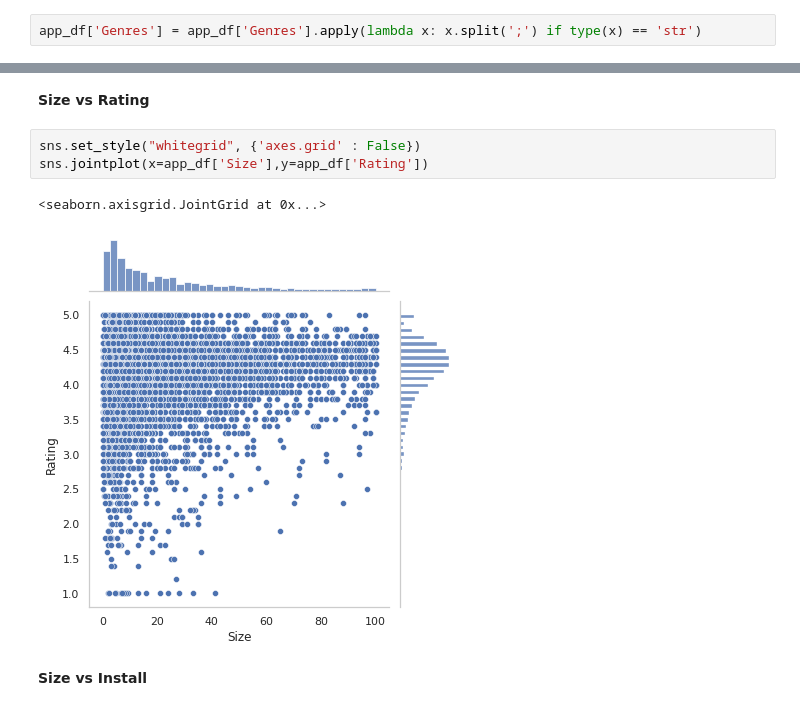
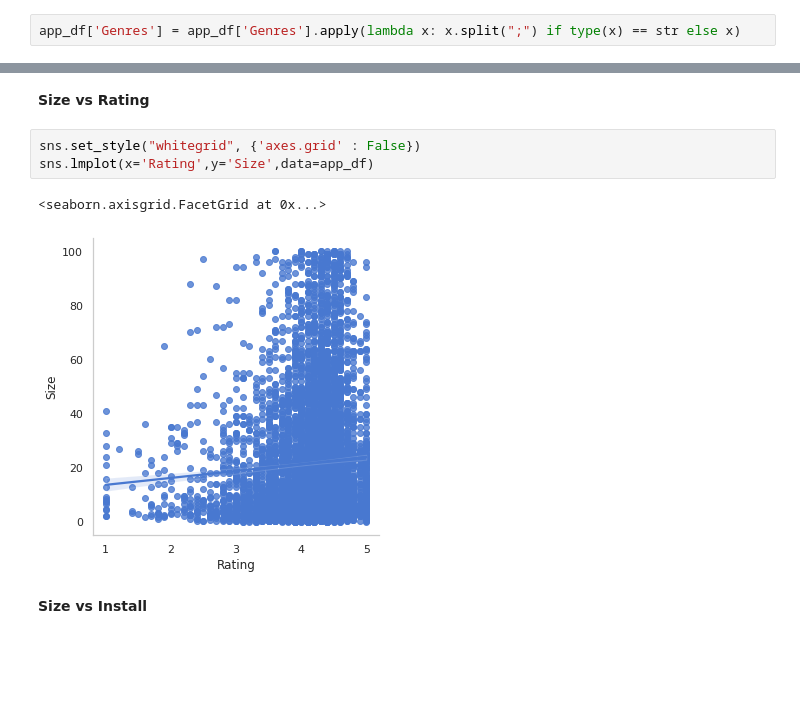
Before and after one commit to sudeep-009/GooglePlayStoreApp-analysis, a Jupyter notebook: Copy_of_Play_Store_App_Review_Analysis_Capstone_Project.ipynb, the cells around one changed output, grey strips where cells are left out. Saved outputs shown, nothing was run; the diff lists cells and outputs as text; blank space fills up the shorter version.

```diff
--- a/Copy_of_Play_Store_App_Review_Analysis_Capstone_Project.ipynb
+++ b/Copy_of_Play_Store_App_Review_Analysis_Capstone_Project.ipynb
@@ -381,7 +381,7 @@ app_df['Last Updated'] = app_df['Last Updated'].apply(lambda x: pd.to_datetime(x
 ####**Genres:**
 We will transformed  the genres into list so that individual sub category could be identified.
 # %%
-app_df['Genres'] = app_df['Genres'].apply(lambda x: x.split(';') if type(x) == 'str')
+app_df['Genres'] = app_df['Genres'].apply(lambda x: x.split(";") if type(x) == str else x)
 # %% [markdown]
 ###**Finally we completed our cleaning and transforming task**
 Let us see how our dataset now look like
@@ -475,10 +475,10 @@ sns.pairplot(data=pd.DataFrame(zip(Rating,Reviews,Installs,Size,Price,Type),colu
 **Size vs Rating**
 # %%
 sns.set_style("whitegrid", {'axes.grid' : False})
-sns.jointplot(x=app_df['Size'],y=app_df['Rating'])
+sns.lmplot(x='Rating',y='Size',data=app_df)
 # %% [output]
-<seaborn.axisgrid.JointGrid at 0x...>
+<seaborn.axisgrid.FacetGrid at 0x...>
-[figure, old version]
+[figure, new version]
 # %% [markdown]
 **Size vs Install**
 # %%
```
Also changed, not shown: parts of 46 cells of this notebook.
